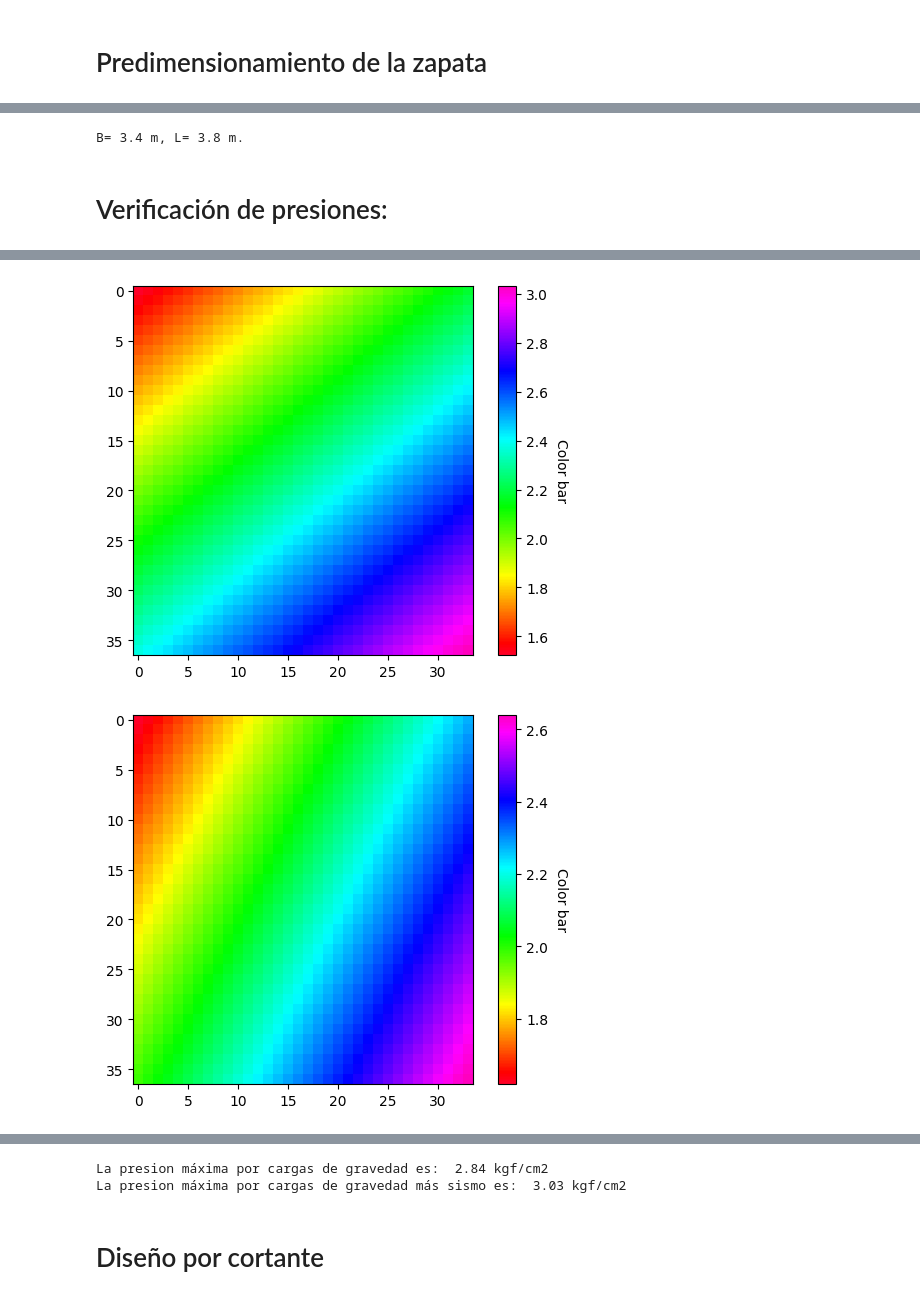
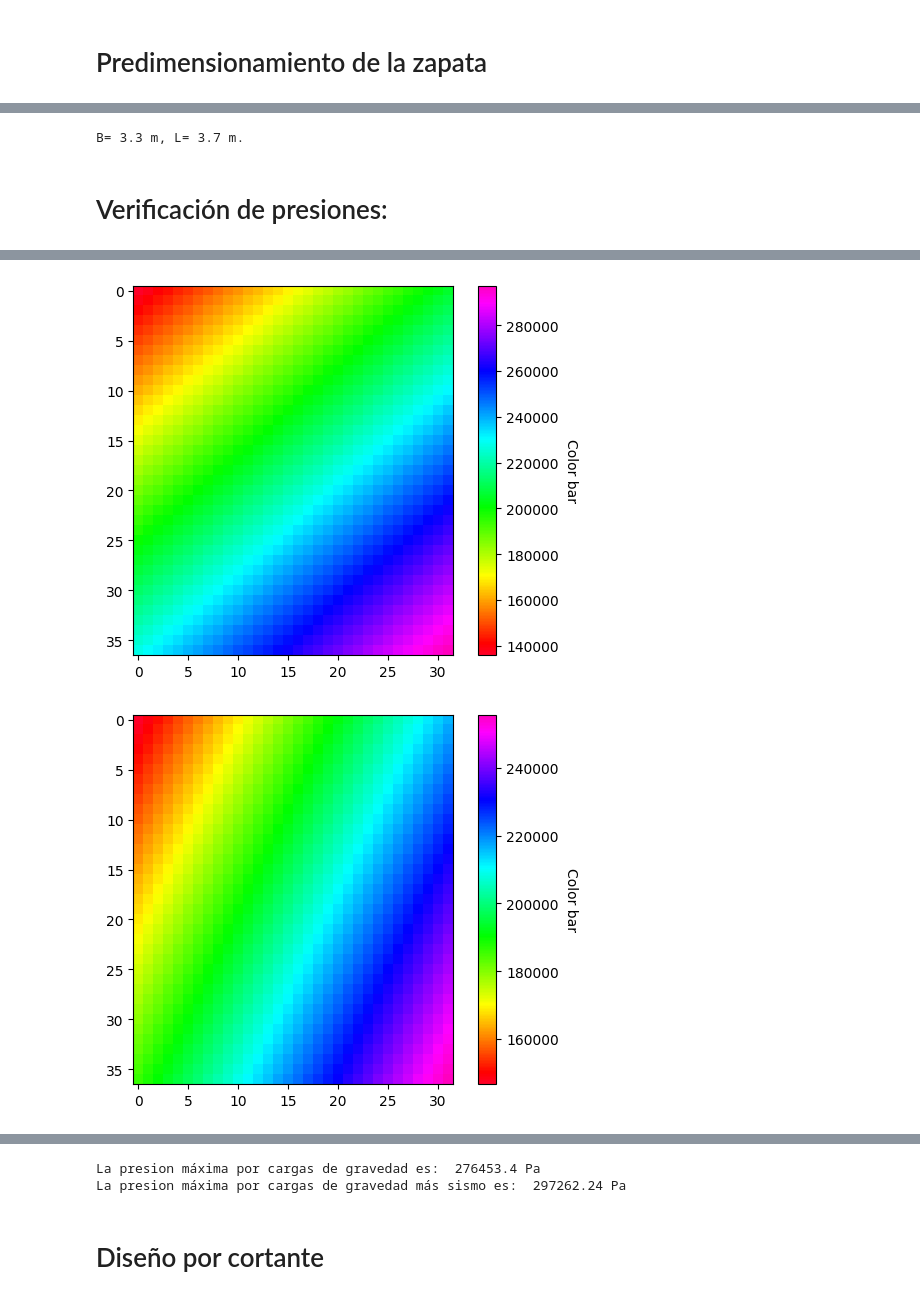
Before and after one commit to skyzizars/automatizacion_estructural, a Jupyter notebook: diseño_zapatas.ipynb, the cells around one changed output, grey strips where cells are left out. Drawn from its saved outputs; the diff is of its cells as text; code cells hidden in the pictures.

```diff
--- a/diseño_zapatas.ipynb
+++ b/diseño_zapatas.ipynb
@@ -56,19 +58,23 @@ Fzas=[[180*tonf,16*tonf,11*tonf],
       [0,0,0]]
 # %%
 #Datos de la columna:
-b_col=0.3
-h_col=0.7
+b_col=0.3*m
+h_col=0.7*m
 
 #Datos del suelo
 q_adm=3.0*kgf/cm**2 #presion admisible del suelo.
+γ_s = 1.8*kgf/m**3
+
 
 #Datos de la zapata
 h=0.6*m             #altura predefinida de la zapata.
 Df=1.8*m            #profundidad de desplante de la zapata. (desde el NTN al NFC).
 # %%
 #Insertando los datos a la clase zapata 1:
-conc.Cimentacion(q_adm,Df)
-Z1=conc.Zapata(q_adm,Df,b_col,h_col,h,Fzas)
+Z1=conc.Isolate_footing(b_col,h_col,Df,h)
+Z1.set_soil(q_adm,γ_s)
+Z1.assign_forces(Fzas)
+Z1.soil_forces()
 # %% [markdown]
 # Predimensionamiento de la zapata
 # %%
@@ -100,15 +106,15 @@ El peso propio de la zapata se autocalculará dependiendo de las iteraciones.
 # %%
 #Se dimensionará la zapata para obtener los valores de B y L:
-Z1.dimensionar_zapata(Z1.B,Z1.L)
+Z1.foot_sizing()
 print("B=",Z1.B,"m, L=",Z1.L,"m.")
 # %% [output]
-B= 3.4 m, L= 3.8 m.
+B= 3.3 m, L= 3.7 m.
 # %% [markdown]
 # Verificación de presiones:
 # %%
-Z1.presiones_resultantes(Z1.B,Z1.L,n=0.1,nc=0)
-Z1.presiones_resultantes(Z1.B,Z1.L,n=0.1,nc=1)
-Z1.presiones_resultantes(Z1.B,Z1.L,n=0.1,nc=2)
-Z1.presiones_resultantes(Z1.B,Z1.L,n=0.1,nc=3)
-Z1.presiones_resultantes(Z1.B,Z1.L,n=0.1,nc=4)
+Z1.total_pressures(n=0.1,nc=0)
+Z1.total_pressures(n=0.1,nc=1)
+Z1.total_pressures(n=0.1,nc=2)
+Z1.total_pressures(n=0.1,nc=3)
+Z1.total_pressures(n=0.1,nc=4)
 # %% [output]
@@ -116,2 +122,2 @@ Z1.presiones_resultantes(Z1.B,Z1.L,n=0.1,nc=4)
-[figure, old version]
+[figure, new version]
-[figure, old version]
+[figure, new version]
@@ -120,9 +126,9 @@ Z1.presiones_resultantes(Z1.B,Z1.L,n=0.1,nc=4)
 # %%
-print("La presion máxima por cargas de gravedad es: ",round(Z1.σ_max_g/(kgf/cm**2),2),"kgf/cm2")
-print("La presion máxima por cargas de gravedad más sismo es: ",round(Z1.σ_max_sismo/(kgf/cm**2),2),"kgf/cm2")
+print("La presion máxima por cargas de gravedad es: ",round(Z1.σ_max_g,2),"Pa")
+print("La presion máxima por cargas de gravedad más sismo es: ",round(Z1.σ_max_sismo,2),"Pa")
 # %% [output]
-La presion máxima por cargas de gravedad es:  2.84 kgf/cm2
-La presion máxima por cargas de gravedad más sismo es:  3.03 kgf/cm2
+La presion máxima por cargas de gravedad es:  276453.4 Pa
+La presion máxima por cargas de gravedad más sismo es:  297262.24 Pa
 # %% [markdown]
 # Diseño por cortante
 # %%
```
Also changed, not shown: parts of 7 cells of this notebook, 3 other files.
